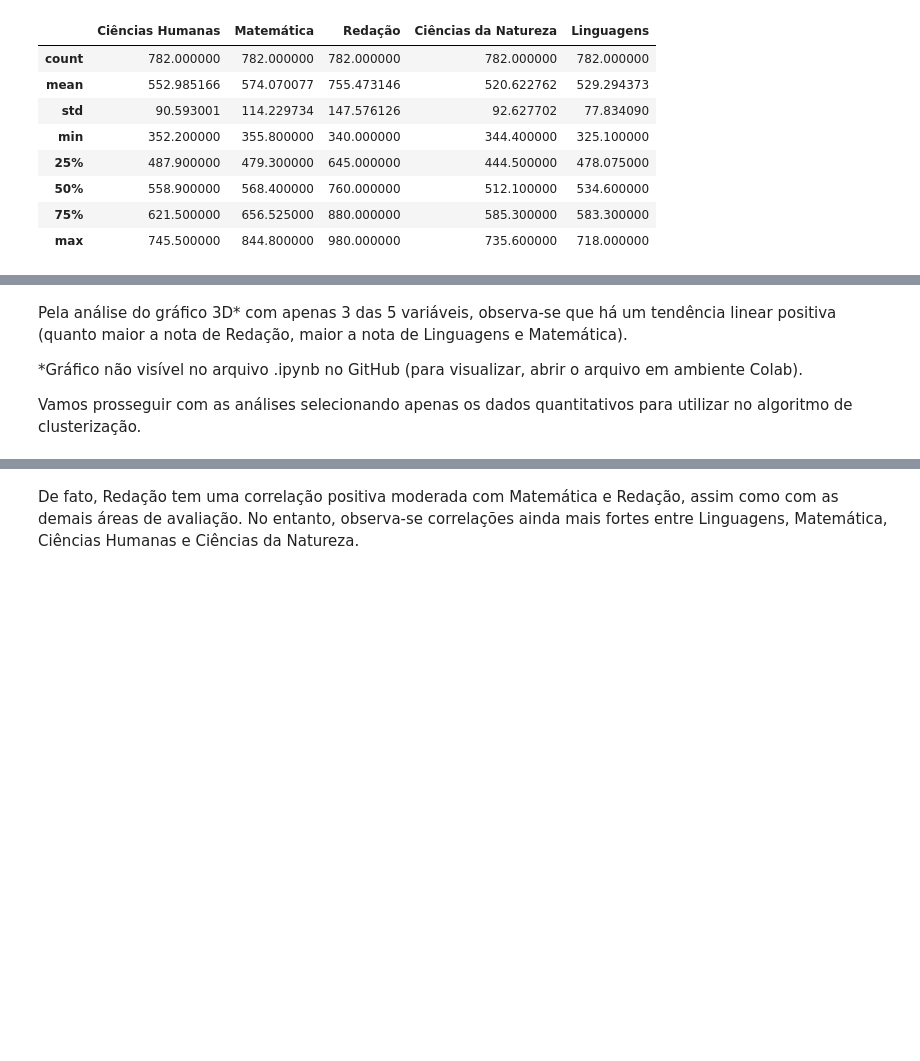
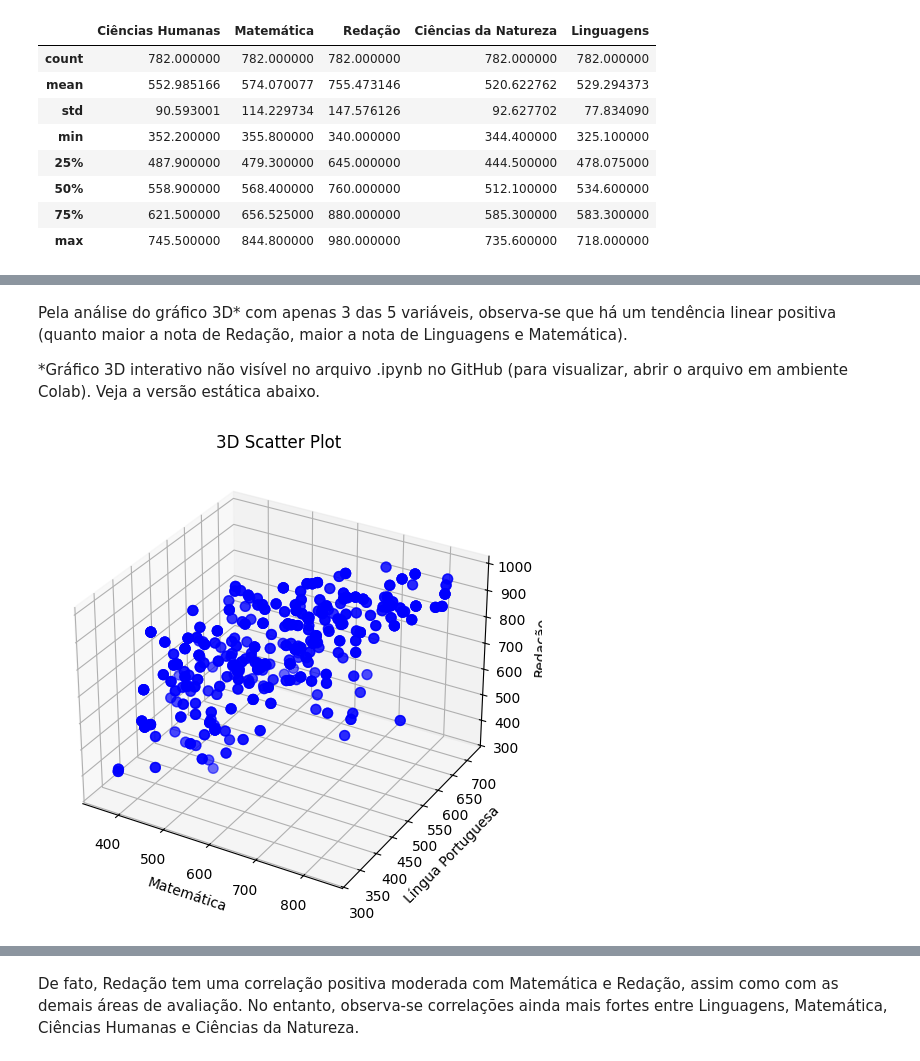
Before and after one commit to Lud-lud/clustering_analysis, a Jupyter notebook: analise_clustering_notas_enem.ipynb, the cells around one changed output, grey strips where cells are left out. Saved outputs shown, nothing was run; the diff lists cells and outputs as text; code cells hidden in the pictures; blank space fills up the shorter version.

```diff
--- a/analise_clustering_notas_enem.ipynb
+++ b/analise_clustering_notas_enem.ipynb
@@ -33,6 +35,10 @@ memory usage: 73.4+ KB
 # %%
 df_num = df[['nota_ch', 'nota_m', 'nota_r', 'nota_cn', 'nota_l']]
-df_num.rename(columns={'nota_ch': 'Ciências Humanas','nota_m': 'Matemática', 'nota_cn': 'Ciências da Natureza', 'nota_l': 'Linguagens', 'nota_r': 'Redação'}, inplace=True)
+df_num.rename(columns={'nota_ch': 'Ciências Humanas',
+                       'nota_m': 'Matemática',
+                       'nota_cn': 'Ciências da Natureza',
+                       'nota_l': 'Linguagens', 'nota_r': 'Redação'},
+              inplace=True)
 # %%
 df_num.describe()
 # %% [output]
@@ -58,9 +64,31 @@ fig.show()
 # %% [markdown]
 Pela análise do gráfico 3D* com apenas 3 das 5 variáveis, observa-se que há um tendência linear positiva (quanto maior a nota de Redação, maior a nota de Linguagens e Matemática).
 
-*Gráfico não visível no arquivo .ipynb no GitHub (para visualizar, abrir o arquivo em ambiente Colab).
-
-Vamos prosseguir com as análises selecionando apenas os dados quantitativos para utilizar no algoritmo de clusterização.
+*Gráfico 3D interativo não visível no arquivo .ipynb no GitHub (para visualizar, abrir o arquivo em ambiente Colab). Veja a versão estática abaixo.
+# %%
+# Dados do gráfico
+x = df_num['Matemática']
+y = df_num['Linguagens']
+z = df_num['Redação']
+
+# Criar o gráfico 3D
+fig = plt.figure(figsize=(8, 6))
+ax = plt.subplot(111, projection='3d')
+
+# Scatter plot com cores personalizadas
+ax.scatter(x, y, z, s=50, c='blue', marker='o')
+
+# Personalizar o gráfico
+ax.set_xlabel('Matemática')
+ax.set_ylabel('Língua Portuguesa')
+ax.set_zlabel('Redação')
+plt.title("3D Scatter Plot")
+
+# Salvar e exibir
+plt.savefig('3d_scatterplot.png')
+plt.show()
+# %% [output]
+[figure, added]
 # %%
 # Gráfico de calor (heatmap)
 
```
Also changed, not shown: parts of 13 cells of this notebook.
